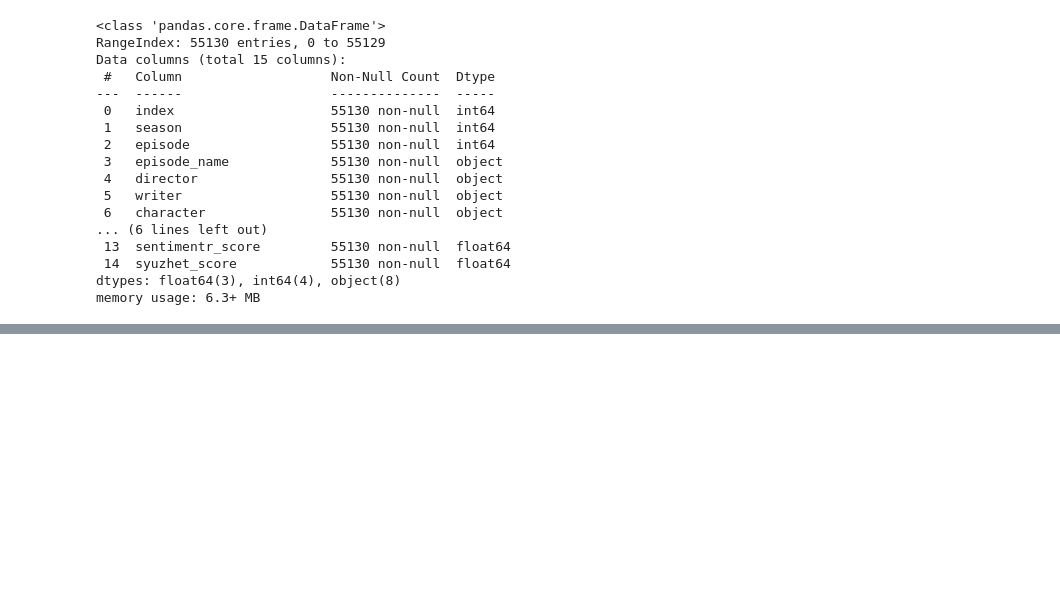
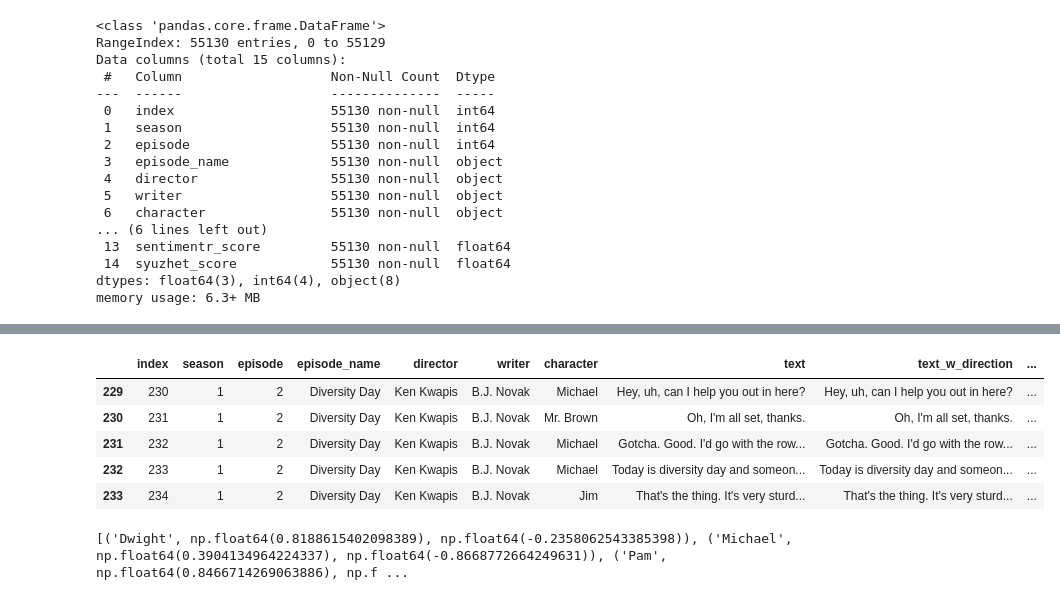
Before and after one commit to Lailamh/DSRP1, a Jupyter notebook: Data_Science_Research_Project.ipynb, the cells around one changed output, grey strips where cells are left out. Cells and saved outputs as stored; diff of their text form; code cells hidden in the pictures; blank space fills up the shorter version.

```diff
--- a/Data_Science_Research_Project.ipynb
+++ b/Data_Science_Research_Project.ipynb
@@ -315,0 +344,44 @@ TypeError: Cannot convert [0.2857142857142857 0.0 0.4285714285714285 ... 0.16666
+# %%
+#null hypothesis for each character: there is no difference between the characters' sentiment analysis scores between episodes 1 and
+
+#the stats between episodes 1 and 2:
+#t_stat, p_val = ttest_ind(office_df['sentimentAnalysis_score'].iloc[:60], office_df['sentimentAnalysis_score'].iloc[229:290])
+episode1_df = office_df.iloc[:60]
+episode2_df = office_df.iloc[229:290]
+
+#episode1_df.head()
+episode2_df.head()
+
+
+#print(t_stat, p_val)
+# %% [output]
+|  | index | season | episode | episode_name | director | writer | character | text | text_w_direction | ... |
+| 229 | 230 | 1 | 2 | Diversity Day | Ken Kwapis | B.J. Novak | Michael | Hey, uh, can I help you out in here? | Hey, uh, can I help you out in here? | ... |
+| 230 | 231 | 1 | 2 | Diversity Day | Ken Kwapis | B.J. Novak | Mr. Brown | Oh, I'm all set, thanks. | Oh, I'm all set, thanks. | ... |
+| 231 | 232 | 1 | 2 | Diversity Day | Ken Kwapis | B.J. Novak | Michael | Gotcha. Good. I'd go with the row... | Gotcha. Good. I'd go with the row... | ... |
+| 232 | 233 | 1 | 2 | Diversity Day | Ken Kwapis | B.J. Novak | Michael | Today is diversity day and someon... | Today is diversity day and someon... | ... |
+| 233 | 234 | 1 | 2 | Diversity Day | Ken Kwapis | B.J. Novak | Jim | That's the thing. It's very sturd... | That's the thing. It's very sturd... | ... |
+# %%
+character1 = episode1_df['character']
+character2 = episode2_df['character']
+
+characters = set(character1).intersection(set(character2))
+results = []
+
+for character in characters:
+  episode1_scores = episode1_df[episode1_df['character'] == character]['sentimentAnalysis_score'].dropna().tolist()
+  episode2_scores = episode2_df[episode2_df['character'] == character]['sentimentAnalysis_score'].dropna().tolist()
+  t_stat, p_val = ttest_ind(episode1_scores, episode2_scores)
+  results.append((character, p_val, t_stat))
+  #print(character)
+  #print(episode1_scores)
+  #print(episode2_scores)
+
+print(results)
+
+#ep1_counts = episode1_df['character'].value_counts()
+#p2_counts = episode2_df['character'].value_counts()
+#print(ep1_counts)
+#rint(ep2_counts)
+# %% [output]
+[('Dwight', np.float64(0.8188615402098389), np.float64(-0.2358062543385398)), ('Michael', np.float64(0.3904134964224337), np.float64(-0.8668772664249631)), ('Pam', np.float64(0.8466714269063886), np.f ...
```
Also changed, not shown: parts of 6 cells of this notebook.
